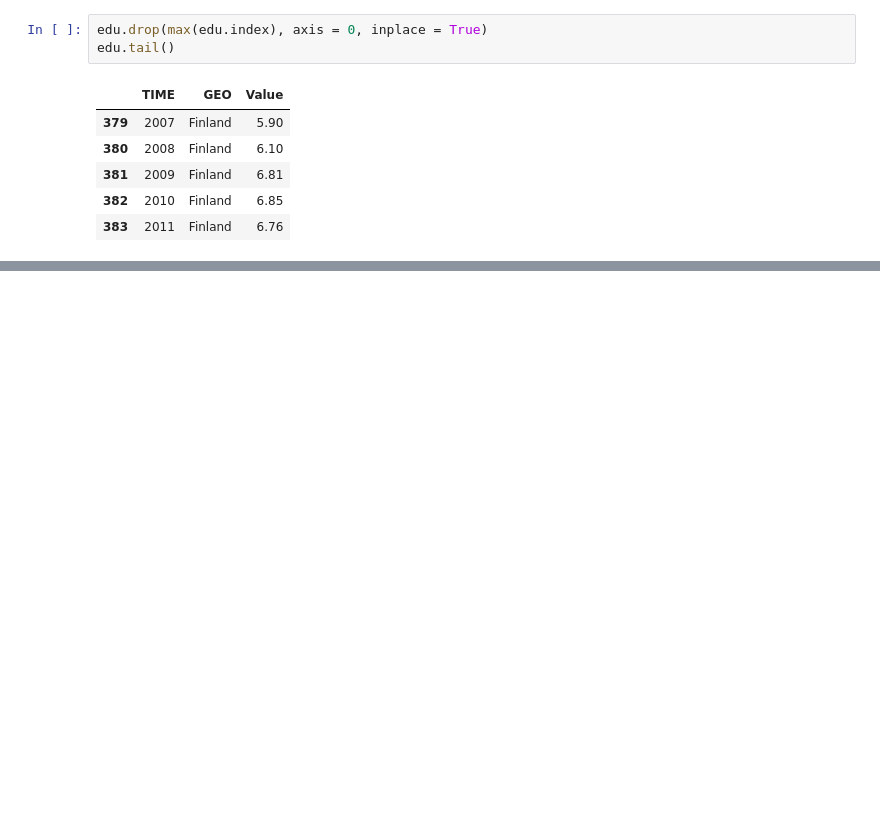
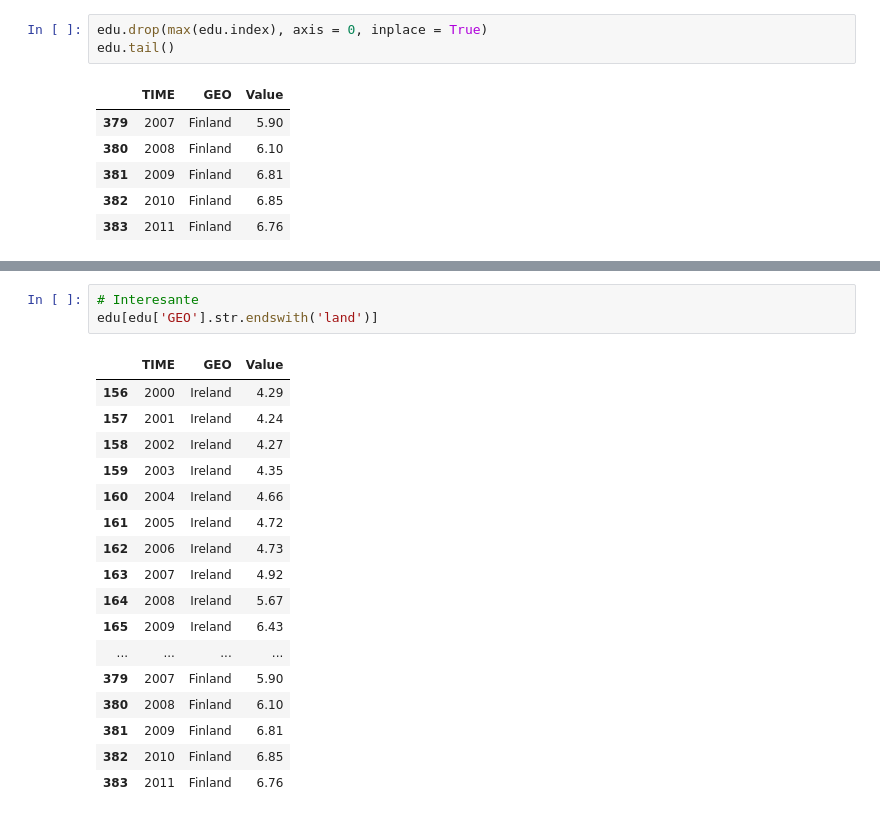
Before and after one commit to SantiGarzonD/introduction-datascience-python-book, a Jupyter notebook: JN_Propios/Open_Government_Data_Analysis.ipynb, the cells around one changed output, grey strips where cells are left out. Saved outputs shown, nothing was run; the diff lists cells and outputs as text; blank space fills up the shorter version.

```diff
--- a/JN_Propios/Open_Government_Data_Analysis.ipynb
+++ b/JN_Propios/Open_Government_Data_Analysis.ipynb
@@ -216,0 +236,21 @@ edu.tail()
+# %%
+# Interesante
+edu[edu['GEO'].str.endswith('land')]
+# %% [output]
+|  | TIME | GEO | Value |
+| 156 | 2000 | Ireland | 4.29 |
+| 157 | 2001 | Ireland | 4.24 |
+| 158 | 2002 | Ireland | 4.27 |
+| 159 | 2003 | Ireland | 4.35 |
+| 160 | 2004 | Ireland | 4.66 |
+| 161 | 2005 | Ireland | 4.72 |
+| 162 | 2006 | Ireland | 4.73 |
+| 163 | 2007 | Ireland | 4.92 |
+| 164 | 2008 | Ireland | 5.67 |
+| 165 | 2009 | Ireland | 6.43 |
+| ... | ... | ... | ... |
+| 379 | 2007 | Finland | 5.90 |
+| 380 | 2008 | Finland | 6.10 |
+| 381 | 2009 | Finland | 6.81 |
+| 382 | 2010 | Finland | 6.85 |
+| 383 | 2011 | Finland | 6.76 |
```
Also changed, not shown: parts of 11 cells of this notebook.
